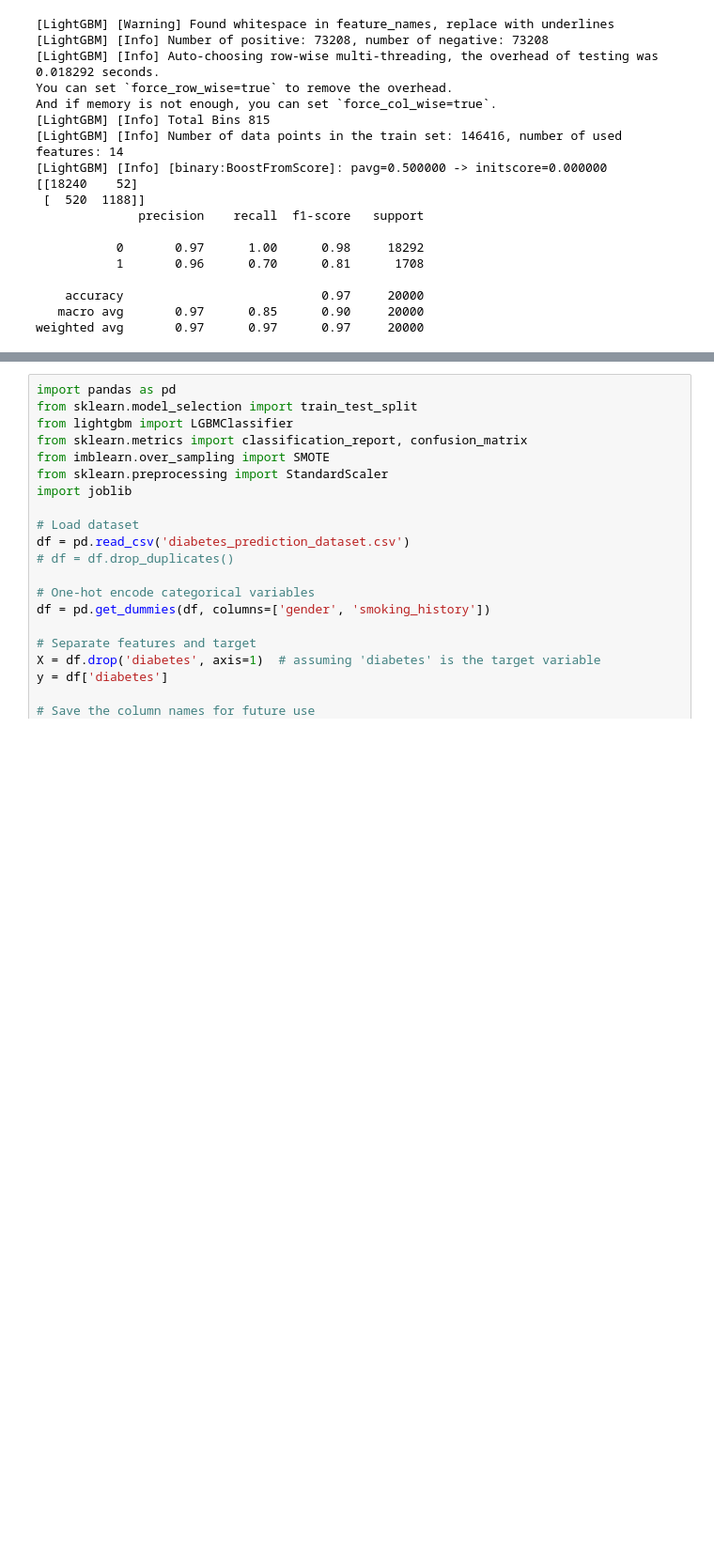
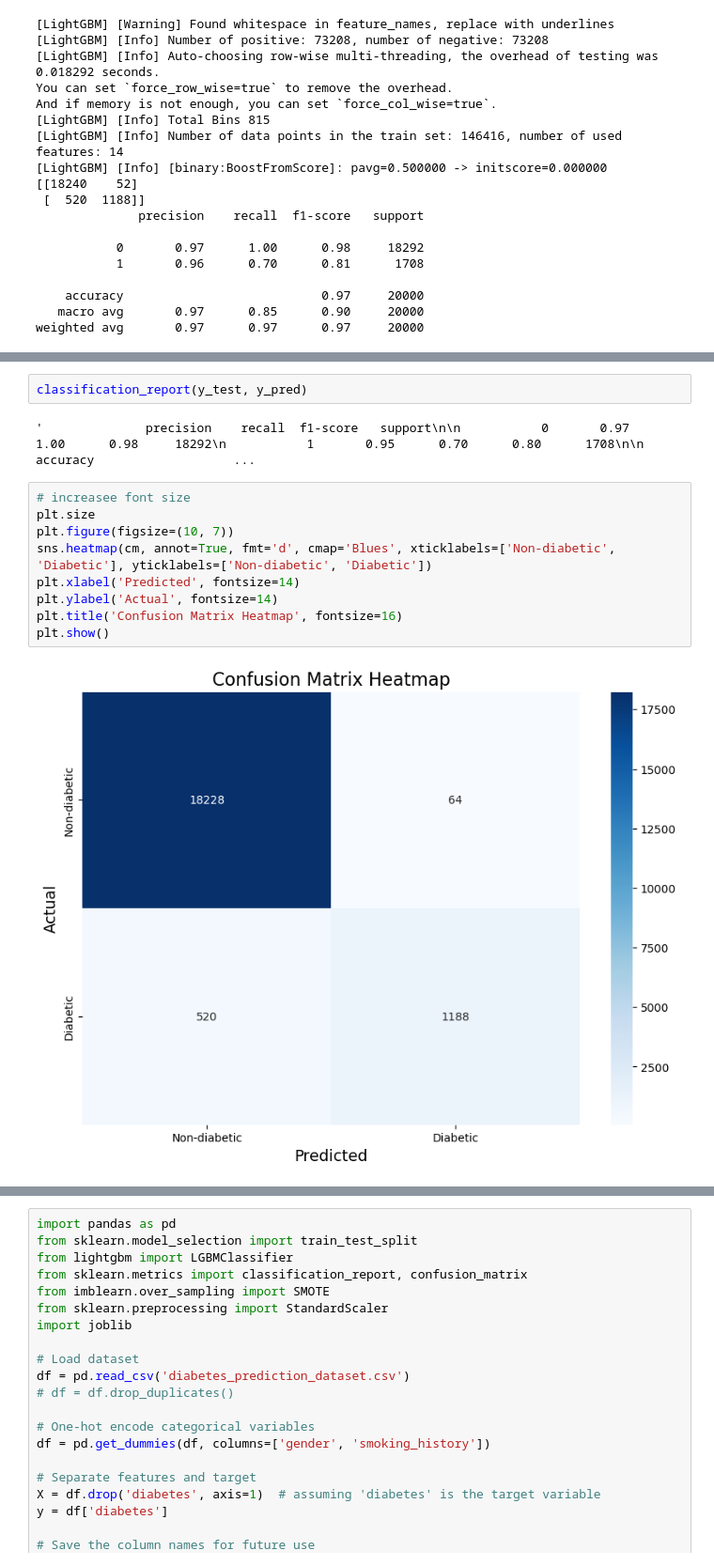
Before and after one commit to Kajaani-Balabavan/diabetes-prediction, a Jupyter notebook: backend/diabetes.ipynb, the cells around one changed output, grey strips where cells are left out. Shown: that part at 94% size. Cells and saved outputs as stored; diff of their text form; blank space fills up the shorter version.

```diff
--- a/backend/diabetes.ipynb
+++ b/backend/diabetes.ipynb
@@ -458,0 +554,15 @@ weighted avg       0.97      0.97      0.97     20000
+# %%
+classification_report(y_test, y_pred)
+# %% [output]
+'              precision    recall  f1-score   support\n\n           0       0.97      1.00      0.98     18292\n           1       0.95      0.70      0.80      1708\n\n    accuracy                   ...
+# %%
+# increasee font size
+plt.size
+plt.figure(figsize=(10, 7))
+sns.heatmap(cm, annot=True, fmt='d', cmap='Blues', xticklabels=['Non-diabetic', 'Diabetic'], yticklabels=['Non-diabetic', 'Diabetic'])
+plt.xlabel('Predicted', fontsize=14)
+plt.ylabel('Actual', fontsize=14)
+plt.title('Confusion Matrix Heatmap', fontsize=16)
+plt.show()
+# %% [output]
+[figure, added]
```
Also changed, not shown: parts of 2 cells of this notebook, 1 other file.
